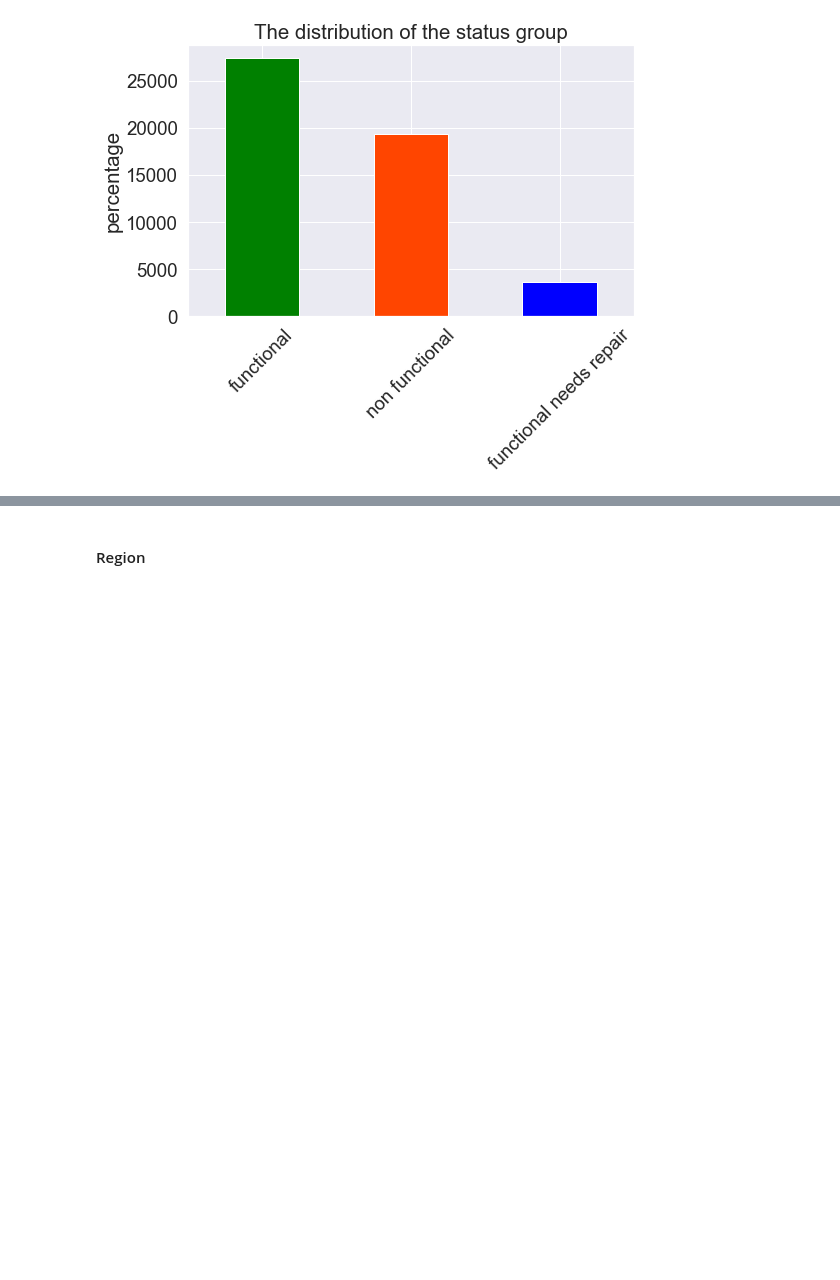
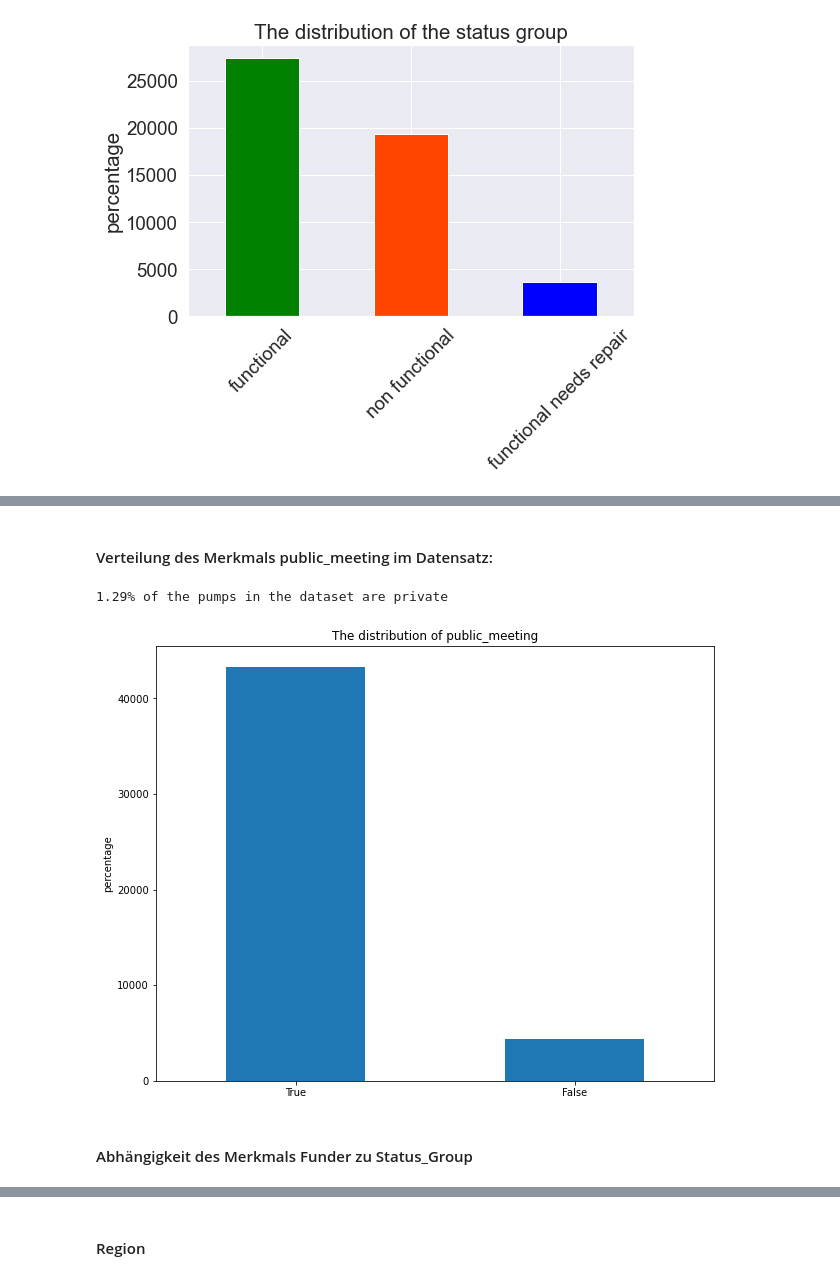
Before and after one commit to finitearth/DataExploration, a Jupyter notebook: presentation.ipynb, the cells around one changed output, grey strips where cells are left out. Drawn from its saved outputs; the diff is of its cells as text; code cells hidden in the pictures; blank space fills up the shorter version.

```diff
--- a/presentation.ipynb
+++ b/presentation.ipynb
@@ -243,0 +276,10 @@ plt.xticks(rotation=45);
+# %% [markdown]
+#### Verteilung des Merkmals public_meeting im Datensatz:
+# %%
+fig = plt.figure(figsize=(10,8))
+train_data.public_meeting.value_counts().plot(kind="bar", title="The distribution of public_meeting", ylabel="percentage")
+plt.xticks(rotation=0);
+print(f"{len(train_data.num_private[train_data.num_private!=0])/len(train_data):.2%} of the pumps in the dataset are private");
+# %% [output]
+1.29% of the pumps in the dataset are private
+[figure, added]
@@ -243,0 +303,2 @@ plt.xticks(rotation=45);
+# %% [markdown]
+#### Abhängigkeit des Merkmals Funder zu Status_Group
```
Also changed, not shown: parts of 32 cells of this notebook.
